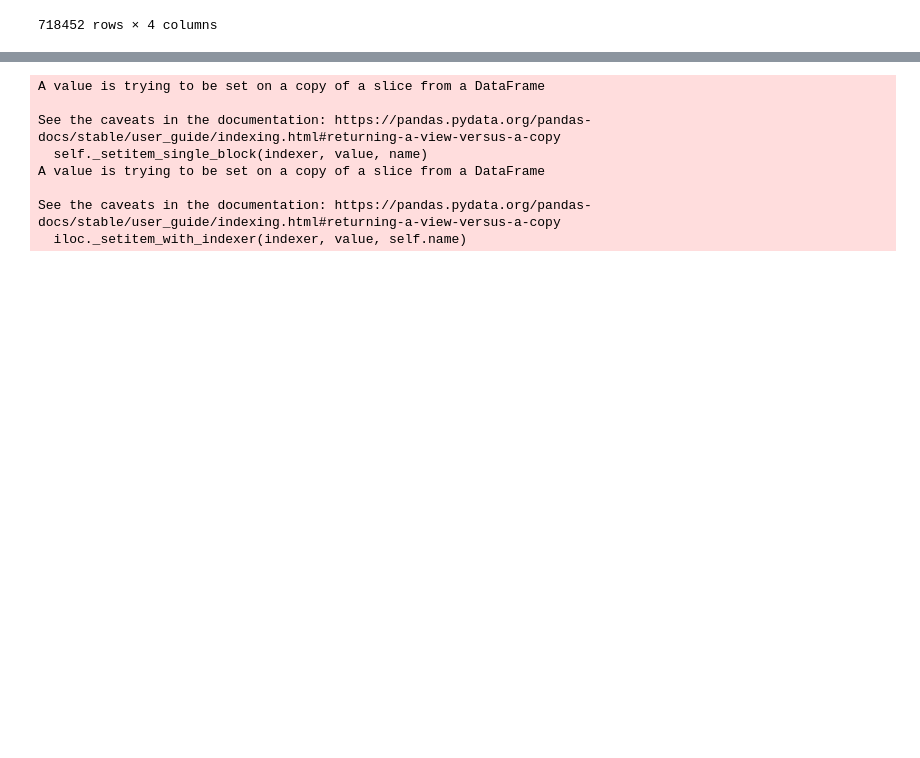
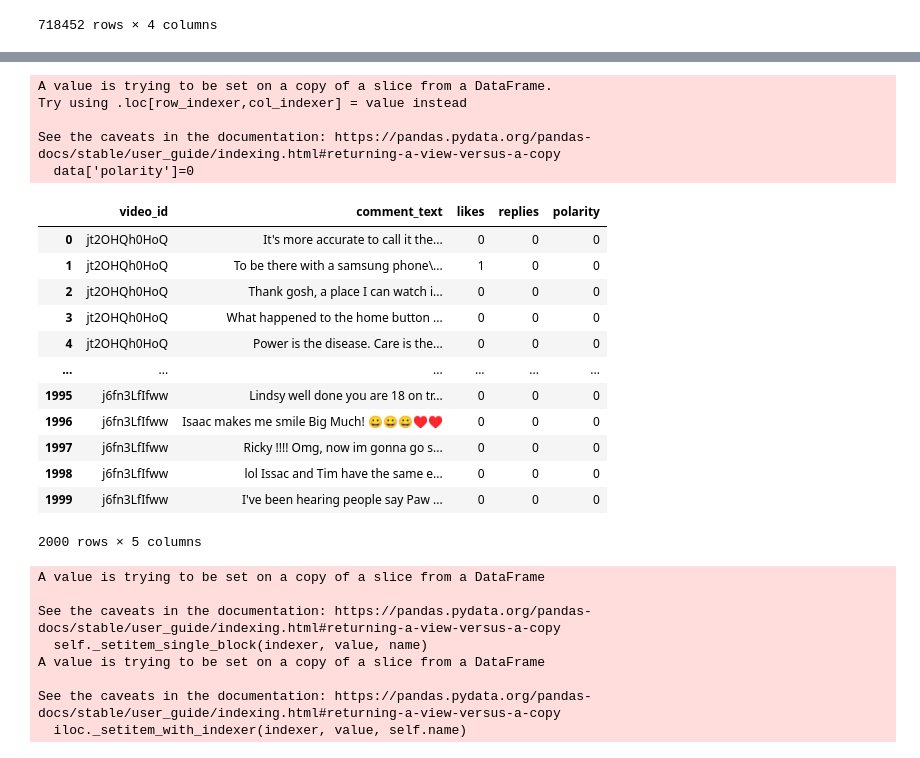
Before and after one commit to harshulab/Sentiment-Analysis, a Jupyter notebook: Sentiment Analysis on Youtube Text Data.ipynb, the cells around one changed output, grey strips where cells are left out. Saved outputs shown, nothing was run; the diff lists cells and outputs as text; code cells hidden in the pictures; blank space fills up the shorter version.

```diff
--- a/Sentiment Analysis on Youtube Text Data.ipynb
+++ b/Sentiment Analysis on Youtube Text Data.ipynb
@@ -70,3 +59,25 @@ data
+# %%
+data['polarity']=0
+data
+# %% [output]
+A value is trying to be set on a copy of a slice from a DataFrame.
+Try using .loc[row_indexer,col_indexer] = value instead
+
+See the caveats in the documentation: https://pandas.pydata.org/pandas-docs/stable/user_guide/indexing.html#returning-a-view-versus-a-copy
+  data['polarity']=0
+|  | video_id | comment_text | likes | replies | polarity |
+| 0 | jt2OHQh0HoQ | It's more accurate to call it the... | 0 | 0 | 0 |
+| 1 | jt2OHQh0HoQ | To be there with a samsung phone\... | 1 | 0 | 0 |
+| 2 | jt2OHQh0HoQ | Thank gosh, a place I can watch i... | 0 | 0 | 0 |
+| 3 | jt2OHQh0HoQ | What happened to the home button ... | 0 | 0 | 0 |
+| 4 | jt2OHQh0HoQ | Power is the disease. Care is the... | 0 | 0 | 0 |
+| ... | ... | ... | ... | ... | ... |
+| 1995 | j6fn3LfIfww | Lindsy well done you are 18 on tr... | 0 | 0 | 0 |
+| 1996 | j6fn3LfIfww | Isaac makes me smile Big Much! 😀😀😀♥♥ | 0 | 0 | 0 |
+| 1997 | j6fn3LfIfww | Ricky !!!! Omg, now im gonna go s... | 0 | 0 | 0 |
+| 1998 | j6fn3LfIfww | lol Issac and Tim have the same e... | 0 | 0 | 0 |
+| 1999 | j6fn3LfIfww | I've been hearing people say Paw ... | 0 | 0 | 0 |
+2000 rows × 5 columns
 # %%
 for i in range(len(data)):
     data['polarity'].iloc[i] = TextBlob(df['comment_text'].iloc[i]).sentiment.polarity
```
Also changed, not shown: parts of 17 cells of this notebook.
